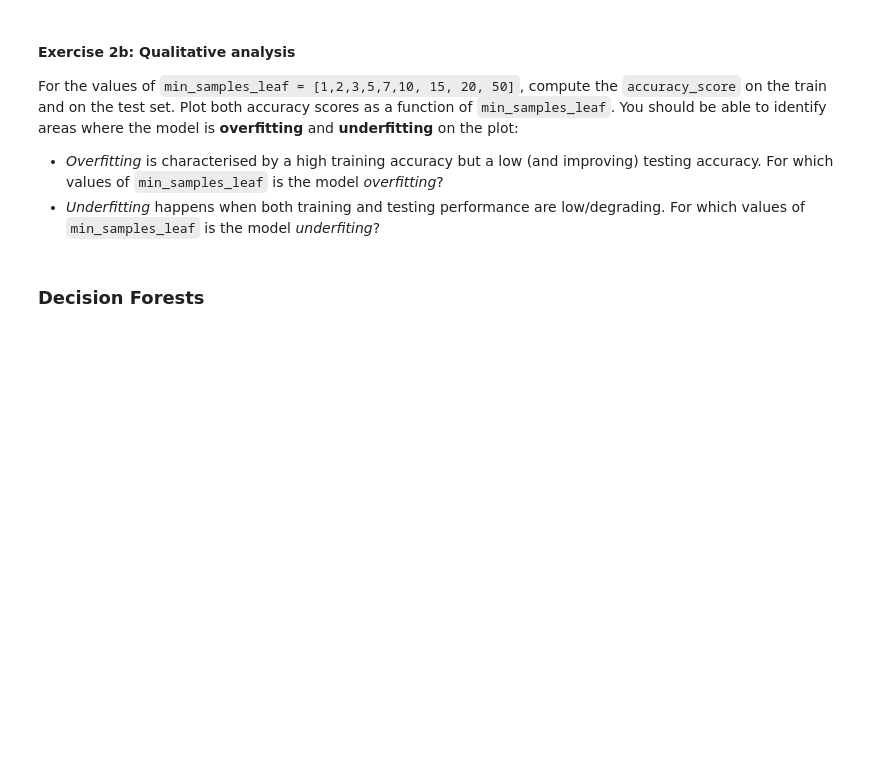
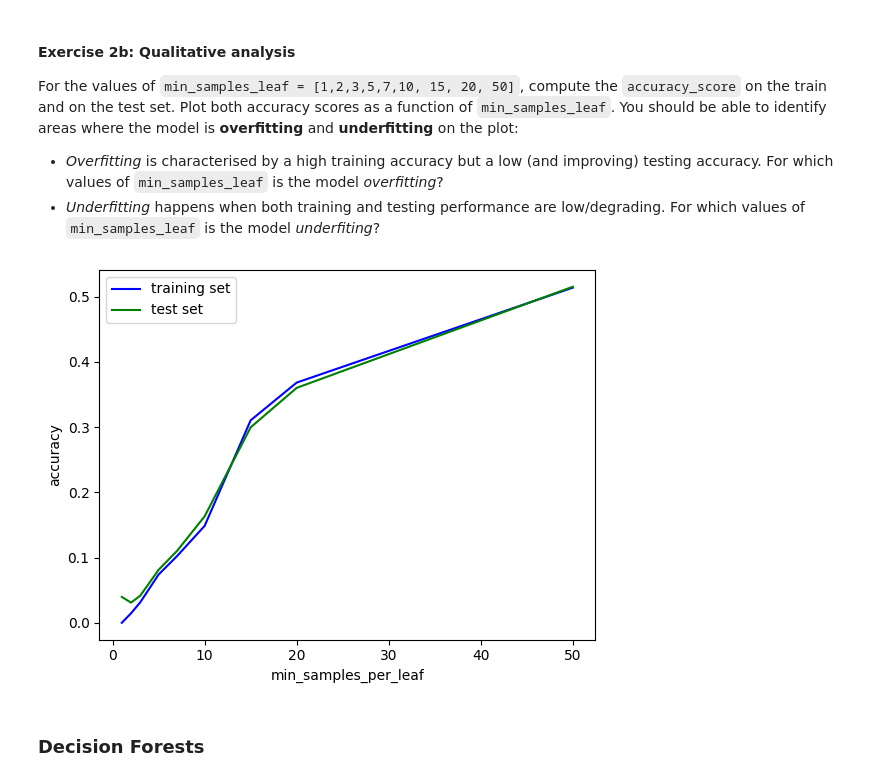
Before and after one commit to WoodsyTheNerd/MachineLearning, a Jupyter notebook: Workshop 8/Week8_workshop.ipynb, the cells around one changed output. Saved outputs shown, nothing was run; the diff lists cells and outputs as text; code cells hidden in the pictures; blank space fills up the shorter version.

```diff
--- a/Workshop 8/Week8_workshop.ipynb
+++ b/Workshop 8/Week8_workshop.ipynb
@@ -300,34 +306,44 @@ the test set. Plot both accuracy scores as a function of `min_samples_leaf`. You
 # %%
 from sklearn.tree import DecisionTreeClassifier
 from sklearn.model_selection import cross_val_score
+from sklearn.metrics import mean_absolute_error, mean_squared_error, r2_score
 
 minSamples = [1,2,3,5,7,10, 15, 20, 50]
 train_accuracy = np.zeros((len(minSamples),1))
 test_accuracy = np.zeros((len(minSamples),1))
 
 
 for i in range(0,len(minSamples)):
 
     ######################################
     ##### YOUR CODE GOES HERE: ###########
     ######################################
-    # declare a decisionTreeClassifier taking as input the minSamples:
+    clf = DecisionTreeRegressor(min_samples_leaf=minSamples[i])
 
-    # fit it to your data:
+    # Fit it to your data
+    clf.fit(x_train, y_train)
 
-    # store the train and test accuracy:
-    #train_accuracy[i] = ...
-    #test_accuracy[i] = ...
+    # Predict on the training data
+    y_train_predict = clf.predict(x_train)
+
+    # Predict on the test data
+    y_test_predict = clf.predict(x_test)
+
+    # Store the train and test error
+    train_accuracy[i] = mean_squared_error(y_train, y_train_predict)
+    test_accuracy[i] = mean_squared_error(y_test, y_test_predict)
 
 
 plt.figure()
 plt.plot(minSamples, train_accuracy, 'b')
 plt.plot(minSamples, test_accuracy, 'g')
 plt.xlabel('min_samples_per_leaf')
 plt.ylabel('accuracy')
 plt.legend(('training set', 'test set'))
 #plt.savefig('classification_minSamples.png')
 plt.show()
+# %% [output]
+[figure, added]
 # %% [markdown]
 ### Decision Forests
 # %% [markdown]
```
Also changed, not shown: parts of 3 cells of this notebook.
